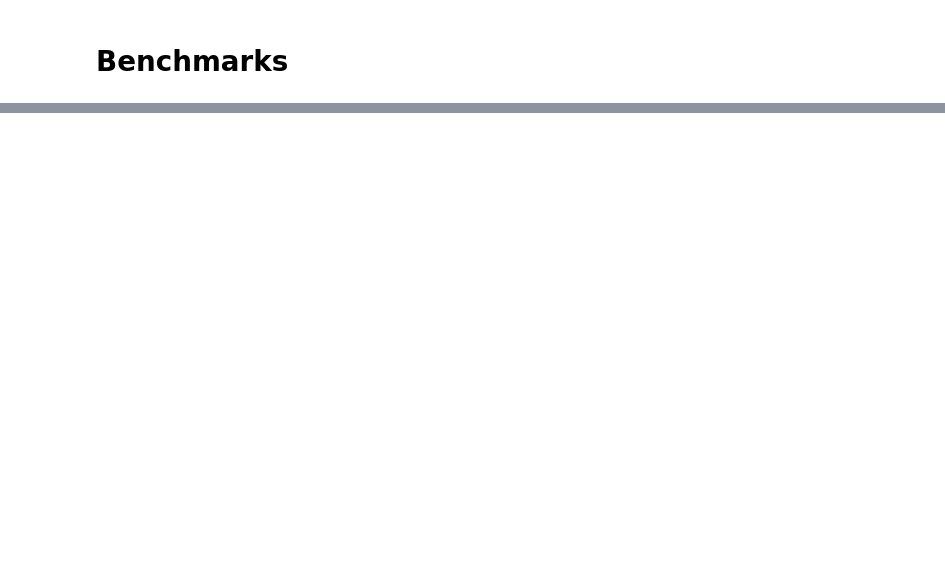
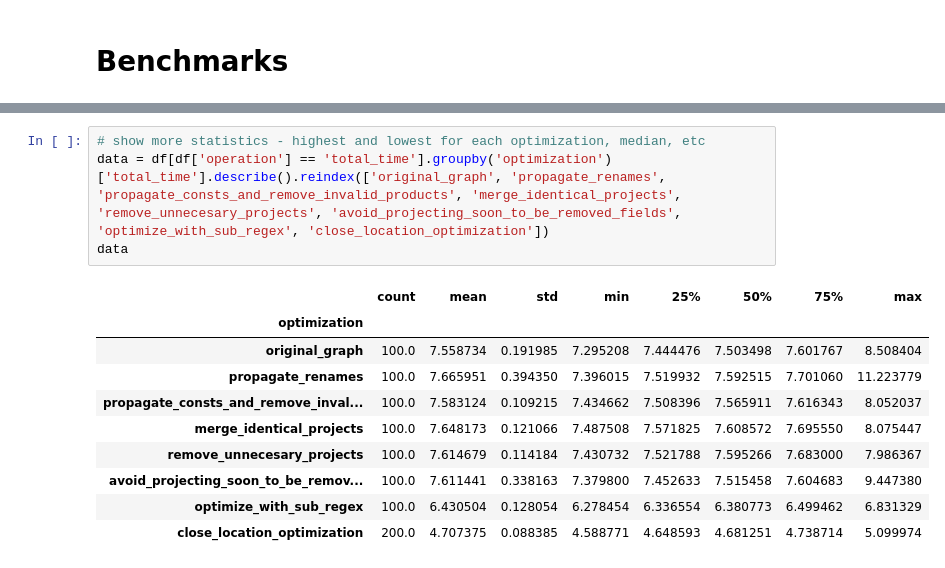
Before and after one commit to DeanLight/graph_rewrite, a Jupyter notebook: tutorials/00_engine.ipynb, the cells around one changed output, grey strips where cells are left out. Drawn from its saved outputs; the diff is of its cells as text; blank space fills up the shorter version.

```diff
--- a/tutorials/00_engine.ipynb
+++ b/tutorials/00_engine.ipynb
@@ -1097,0 +1085,15 @@ optimized_graph = profile_optimizations(optimized_graph, [], [close_location_opt
+# %%
+# show more statistics - highest and lowest for each optimization, median, etc
+data = df[df['operation'] == 'total_time'].groupby('optimization')['total_time'].describe().reindex(['original_graph', 'propagate_renames', 'propagate_consts_and_remove_invalid_products', 'merge_identical_projects', 'remove_unnecesary_projects', 'avoid_projecting_soon_to_be_removed_fields', 'optimize_with_sub_regex', 'close_location_optimization'])
+data
+# %% [output]
+|  | count | mean | std | min | 25% | 50% | 75% | max |
+| optimization |  |  |  |  |  |  |  |  |
+| original_graph | 100.0 | 7.558734 | 0.191985 | 7.295208 | 7.444476 | 7.503498 | 7.601767 | 8.508404 |
+| propagate_renames | 100.0 | 7.665951 | 0.394350 | 7.396015 | 7.519932 | 7.592515 | 7.701060 | 11.223779 |
+| propagate_consts_and_remove_inval... | 100.0 | 7.583124 | 0.109215 | 7.434662 | 7.508396 | 7.565911 | 7.616343 | 8.052037 |
+| merge_identical_projects | 100.0 | 7.648173 | 0.121066 | 7.487508 | 7.571825 | 7.608572 | 7.695550 | 8.075447 |
+| remove_unnecesary_projects | 100.0 | 7.614679 | 0.114184 | 7.430732 | 7.521788 | 7.595266 | 7.683000 | 7.986367 |
+| avoid_projecting_soon_to_be_remov... | 100.0 | 7.611441 | 0.338163 | 7.379800 | 7.452633 | 7.515458 | 7.604683 | 9.447380 |
+| optimize_with_sub_regex | 100.0 | 6.430504 | 0.128054 | 6.278454 | 6.336554 | 6.380773 | 6.499462 | 6.831329 |
+| close_location_optimization | 200.0 | 4.707375 | 0.088385 | 4.588771 | 4.648593 | 4.681251 | 4.738714 | 5.099974 |
```
Also changed, not shown: parts of 25 cells of this notebook, 1 other file.
